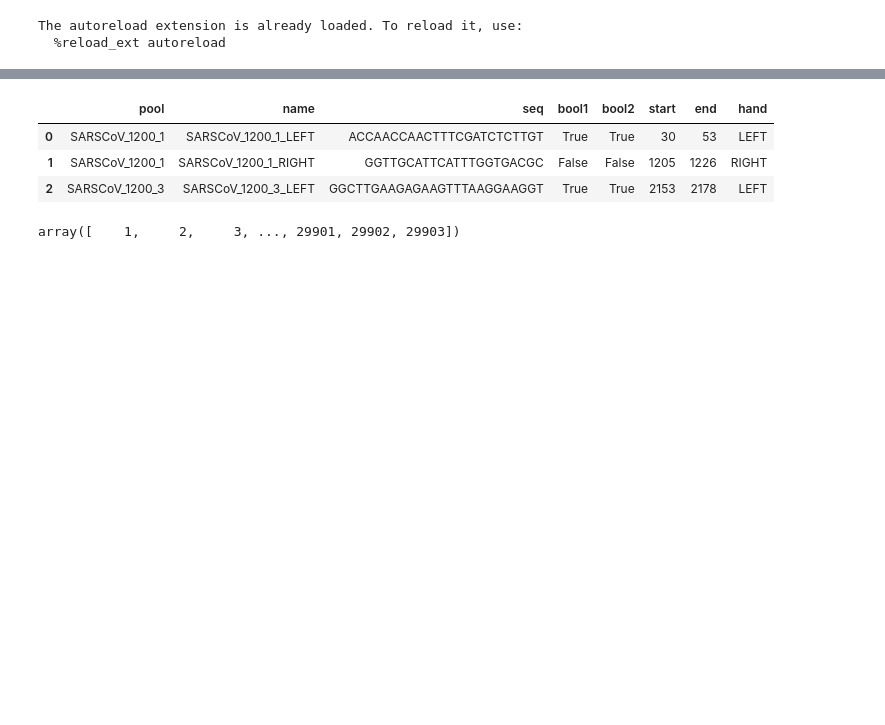
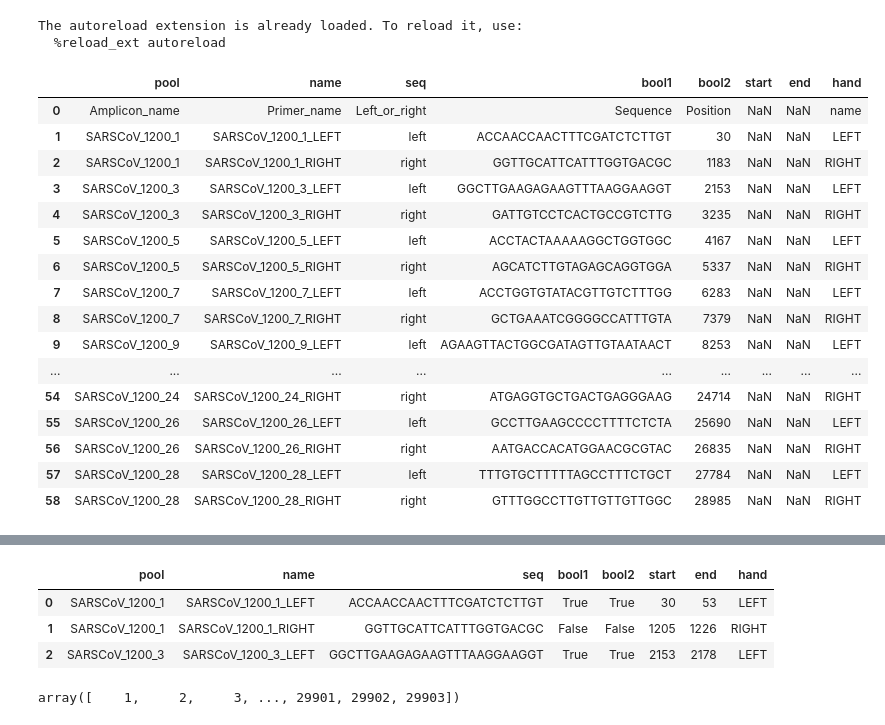
Before and after one commit to GlobalPathogenAnalysisService/gpas-testing, a Jupyter notebook: sandbox-1.ipynb, the cells around one changed output, grey strips where cells are left out. Cells and saved outputs as stored; diff of their text form; code cells hidden in the pictures; blank space fills up the shorter version.

```diff
--- a/sandbox-1.ipynb
+++ b/sandbox-1.ipynb
@@ -7,4 +7,24 @@ import gumpy, pandas, numpy
 # %% [output]
 The autoreload extension is already loaded. To reload it, use:
   %reload_ext autoreload
+# %%
+primers
+# %% [output]
+|  | pool | name | seq | bool1 | bool2 | start | end | hand |
+| 0 | Amplicon_name | Primer_name | Left_or_right | Sequence | Position | NaN | NaN | name |
+| 1 | SARSCoV_1200_1 | SARSCoV_1200_1_LEFT | left | ACCAACCAACTTTCGATCTCTTGT | 30 | NaN | NaN | LEFT |
+| 2 | SARSCoV_1200_1 | SARSCoV_1200_1_RIGHT | right | GGTTGCATTCATTTGGTGACGC | 1183 | NaN | NaN | RIGHT |
+| 3 | SARSCoV_1200_3 | SARSCoV_1200_3_LEFT | left | GGCTTGAAGAGAAGTTTAAGGAAGGT | 2153 | NaN | NaN | LEFT |
+| 4 | SARSCoV_1200_3 | SARSCoV_1200_3_RIGHT | right | GATTGTCCTCACTGCCGTCTTG | 3235 | NaN | NaN | RIGHT |
+| 5 | SARSCoV_1200_5 | SARSCoV_1200_5_LEFT | left | ACCTACTAAAAAGGCTGGTGGC | 4167 | NaN | NaN | LEFT |
+| 6 | SARSCoV_1200_5 | SARSCoV_1200_5_RIGHT | right | AGCATCTTGTAGAGCAGGTGGA | 5337 | NaN | NaN | RIGHT |
+| 7 | SARSCoV_1200_7 | SARSCoV_1200_7_LEFT | left | ACCTGGTGTATACGTTGTCTTTGG | 6283 | NaN | NaN | LEFT |
+| 8 | SARSCoV_1200_7 | SARSCoV_1200_7_RIGHT | right | GCTGAAATCGGGGCCATTTGTA | 7379 | NaN | NaN | RIGHT |
+| 9 | SARSCoV_1200_9 | SARSCoV_1200_9_LEFT | left | AGAAGTTACTGGCGATAGTTGTAATAACT | 8253 | NaN | NaN | LEFT |
+| ... | ... | ... | ... | ... | ... | ... | ... | ... |
+| 54 | SARSCoV_1200_24 | SARSCoV_1200_24_RIGHT | right | ATGAGGTGCTGACTGAGGGAAG | 24714 | NaN | NaN | RIGHT |
+| 55 | SARSCoV_1200_26 | SARSCoV_1200_26_LEFT | left | GCCTTGAAGCCCCTTTTCTCTA | 25690 | NaN | NaN | LEFT |
+| 56 | SARSCoV_1200_26 | SARSCoV_1200_26_RIGHT | right | AATGACCACATGGAACGCGTAC | 26835 | NaN | NaN | RIGHT |
+| 57 | SARSCoV_1200_28 | SARSCoV_1200_28_LEFT | left | TTTGTGCTTTTTAGCCTTTCTGCT | 27784 | NaN | NaN | LEFT |
+| 58 | SARSCoV_1200_28 | SARSCoV_1200_28_RIGHT | right | GTTTGGCCTTGTTGTTGTTGGC | 28985 | NaN | NaN | RIGHT |
 # %%
```
Also changed, not shown: parts of 10 cells of this notebook, 3 other files.
